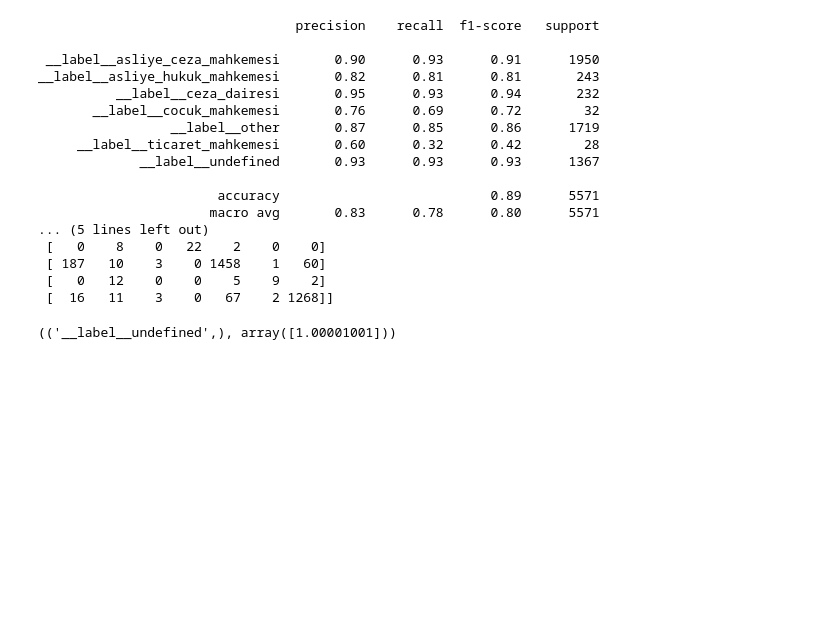
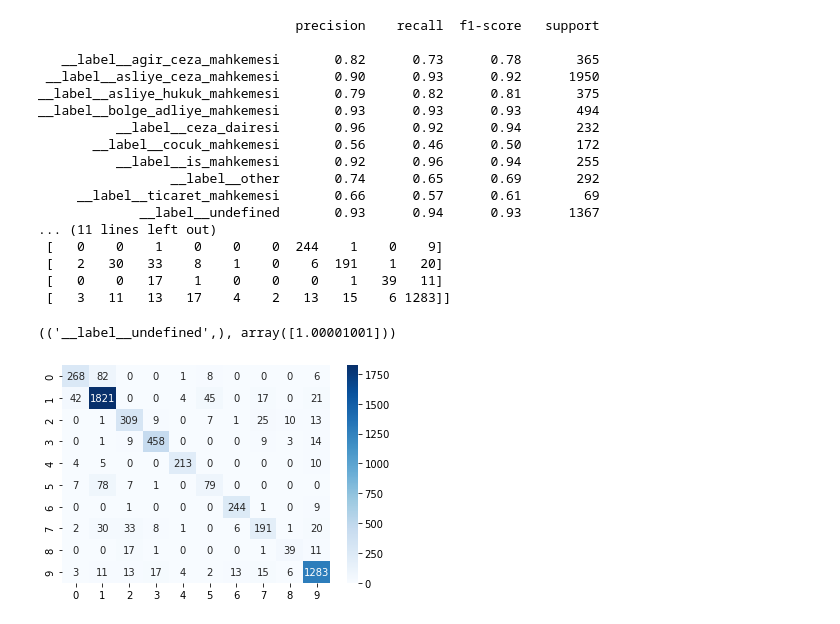
Before and after one commit to anilsenay/CSE4095S22_Grp4, a Jupyter notebook: Delivery 4/fasttext_iteration4.ipynb, the cells around one changed output. Drawn from its saved outputs; the diff is of its cells as text; code cells hidden in the pictures; blank space fills up the shorter version.

Commit message:
Add confusion matrix visiualiziation for all

```diff
--- a/Delivery 4/fasttext_iteration4.ipynb
+++ b/Delivery 4/fasttext_iteration4.ipynb
@@ -121,27 +103,37 @@ y_pred = test.iloc[:, 0].apply(lambda x: model.predict(x)[0][0])
 y_test = test.label_format_without_ictihats
 #print(y_test.unique())
 
+cf_matrix = confusion_matrix(y_test, y_pred)
+
 print(classification_report(y_test, y_pred))
-print(confusion_matrix(y_test, y_pred))
+print(cf_matrix)
 # %% [output]
                                  precision    recall  f1-score   support
 
- __label__asliye_ceza_mahkemesi       0.90      0.93      0.91      1950
-__label__asliye_hukuk_mahkemesi       0.82      0.81      0.81       243
-          __label__ceza_dairesi       0.95      0.93      0.94       232
-       __label__cocuk_mahkemesi       0.76      0.69      0.72        32
-                 __label__other       0.87      0.85      0.86      1719
-     __label__ticaret_mahkemesi       0.60      0.32      0.42        28
-             __label__undefined       0.93      0.93      0.93      1367
-
-                       accuracy                           0.89      5571
-                      macro avg       0.83      0.78      0.80      5571
-... (5 lines left out)
- [   0    8    0   22    2    0    0]
- [ 187   10    3    0 1458    1   60]
- [   0   12    0    0    5    9    2]
- [  16   11    3    0   67    2 1268]]
+   __label__agir_ceza_mahkemesi       0.82      0.73      0.78       365
+ __label__asliye_ceza_mahkemesi       0.90      0.93      0.92      1950
+__label__asliye_hukuk_mahkemesi       0.79      0.82      0.81       375
+__label__bolge_adliye_mahkemesi       0.93      0.93      0.93       494
+          __label__ceza_dairesi       0.96      0.92      0.94       232
+       __label__cocuk_mahkemesi       0.56      0.46      0.50       172
+          __label__is_mahkemesi       0.92      0.96      0.94       255
+                 __label__other       0.74      0.65      0.69       292
+     __label__ticaret_mahkemesi       0.66      0.57      0.61        69
+             __label__undefined       0.93      0.94      0.93      1367
+... (11 lines left out)
+ [   0    0    1    0    0    0  244    1    0    9]
+ [   2   30   33    8    1    0    6  191    1   20]
+ [   0    0   17    1    0    0    0    1   39   11]
+ [   3   11   13   17    4    2   13   15    6 1283]]
 # %%
 model.predict('bicaklamak')
 # %% [output]
 (('__label__undefined',), array([1.00001001]))
+# %%
+from sklearn.metrics import confusion_matrix
+import seaborn as sns
+import matplotlib.pyplot as plt
+
+ax = sns.heatmap(cf_matrix, annot=True, fmt='', cmap='Blues')
+# %% [output]
+[figure, added]
```
Also changed, not shown: parts of 6 cells of this notebook, 3 other files.
